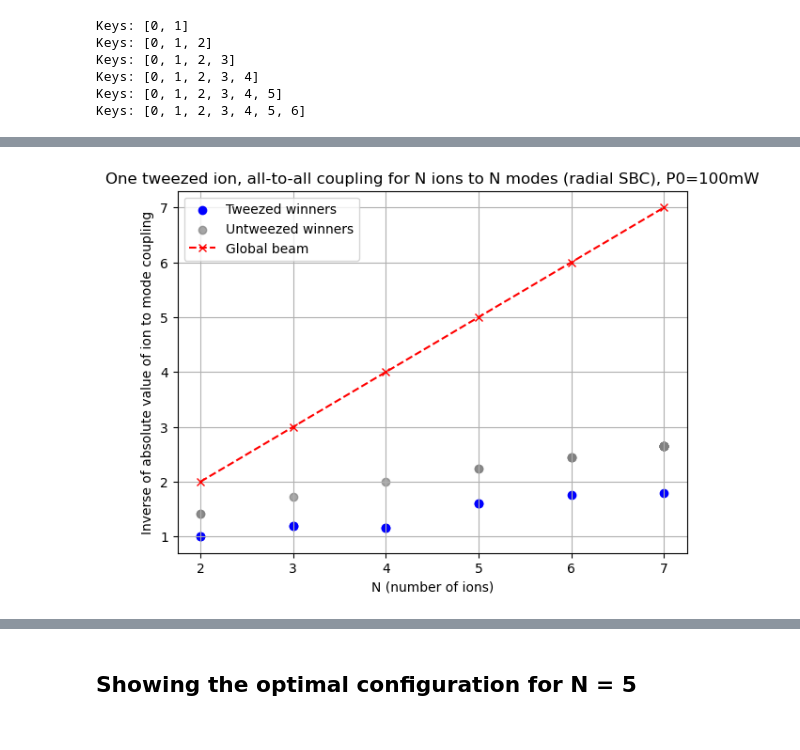
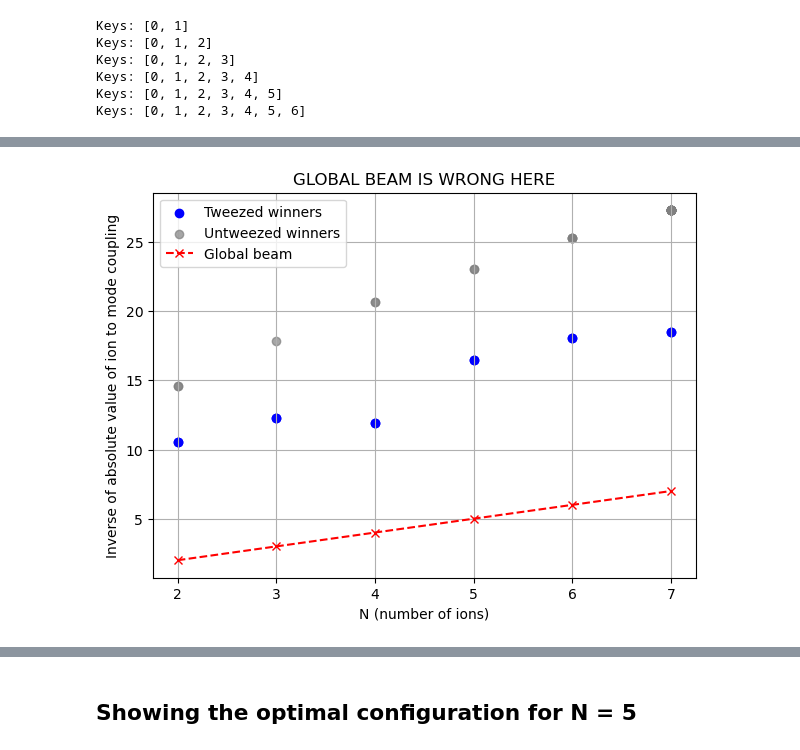
Before and after one commit to SQRLab/BladeRunner, a Jupyter notebook: Tweezers/SBC_Speedup.ipynb, the cells around one changed output, grey strips where cells are left out. Cells and saved outputs as stored; diff of their text form; code cells hidden in the pictures.

Commit message:
global beam is fixed

```diff
--- a/Tweezers/SBC_Speedup.ipynb
+++ b/Tweezers/SBC_Speedup.ipynb
@@ -761,7 +692,7 @@ for Ni in range(3, 4):
 # %%
 
 results_test = []
-for Ni in range(3, 4):
+for Ni in range(2, 8):
     winners = run_optimal_mode_selection_tweezed_only_test(
         omega_tweezer,
         linewidths,
@@ -793,9 +750,9 @@ P_opt = [100e-3]
 w0 = 1e-6
 f_rf_r = 1e6
 f_rf_a = f_rf_r/3
-
+"""
 results = []
-for Ni in range(3, 4):
+for Ni in range(2, 8):
     winners = run_optimal_mode_selection_tweezed_only_test(
         omega_tweezer,
         linewidths,
@@ -809,4 +766,4 @@ for Ni in range(3, 4):
         w0,
         max_tweezed=1,
     )
-    results.append((Ni, winners))
+    results.append((Ni, winners))"""
@@ -822,7 +796,7 @@ w0 = 1e-6
 f_rf_r = 1e6
 f_rf_a = f_rf_r/3
 
-results_high_P = []
+"""results_high_P = []
 for Ni in range(2, 8):
     winners = run_optimal_mode_selection_tweezed_only(
         omega_tweezer,
@@ -837,4 +811,4 @@ for Ni in range(2, 8):
         w0,
         max_tweezed=1,
     )
-    results_high_P.append((Ni, winners))
+    results_high_P.append((Ni, winners))"""
@@ -841,7 +817,7 @@ for Ni in range(2, 8):
 # %%
 untweezed_results = []
 for Ni in range(2, 8):
-    winners = run_optimal_mode_selection_untweezed_only(
+    winners = run_optimal_mode_selection_untweezed_only_test(
         omega_tweezer,
         linewidths,
         omega_res,
@@ -965,32 +928,32 @@ for N_val, winners in untweezed_results:
         continue
     for win in winners:
         score = _extract_score_from_win(win)
         if score is None:
             continue
         x_untweezed.append(N_val)
         y_untweezed.append(abs(score))
 
 # Convert to arrays (safe if empty)
 x_tweezed = np.asarray(x_tweezed, dtype=float)
 y_tweezed = np.asarray(y_tweezed, dtype=float)
 x_untweezed = np.asarray(x_untweezed, dtype=float)
 y_untweezed = np.asarray(y_untweezed, dtype=float)
 
 # N reference line (for all unique N in the plot)
 all_N = np.unique(np.concatenate([x_tweezed, x_untweezed]))
 y_N = all_N
 
 # Plot
 plt.figure(figsize=(7,5))
 plt.scatter(x_tweezed, 1/y_tweezed, color='blue', label='Tweezed winners')
 plt.scatter(x_untweezed, 1/y_untweezed, color='gray', label='Untweezed winners', alpha=0.7)
 plt.plot(all_N, y_N, color='red', linestyle='--', marker='x', label='Global beam')
 
 plt.xlabel("N (number of ions)")
 plt.ylabel("Inverse of absolute value of ion to mode coupling")
-plt.title("One tweezed ion, all-to-all coupling for N ions to N modes (radial SBC), P0=100mW")
+plt.title("GLOBAL BEAM IS WRONG HERE")
 plt.grid(True)
 plt.legend()
 plt.show()
 # %% [output]
-[figure, old version]
+[figure, new version]
```
Also changed, not shown: parts of 18 cells of this notebook.
